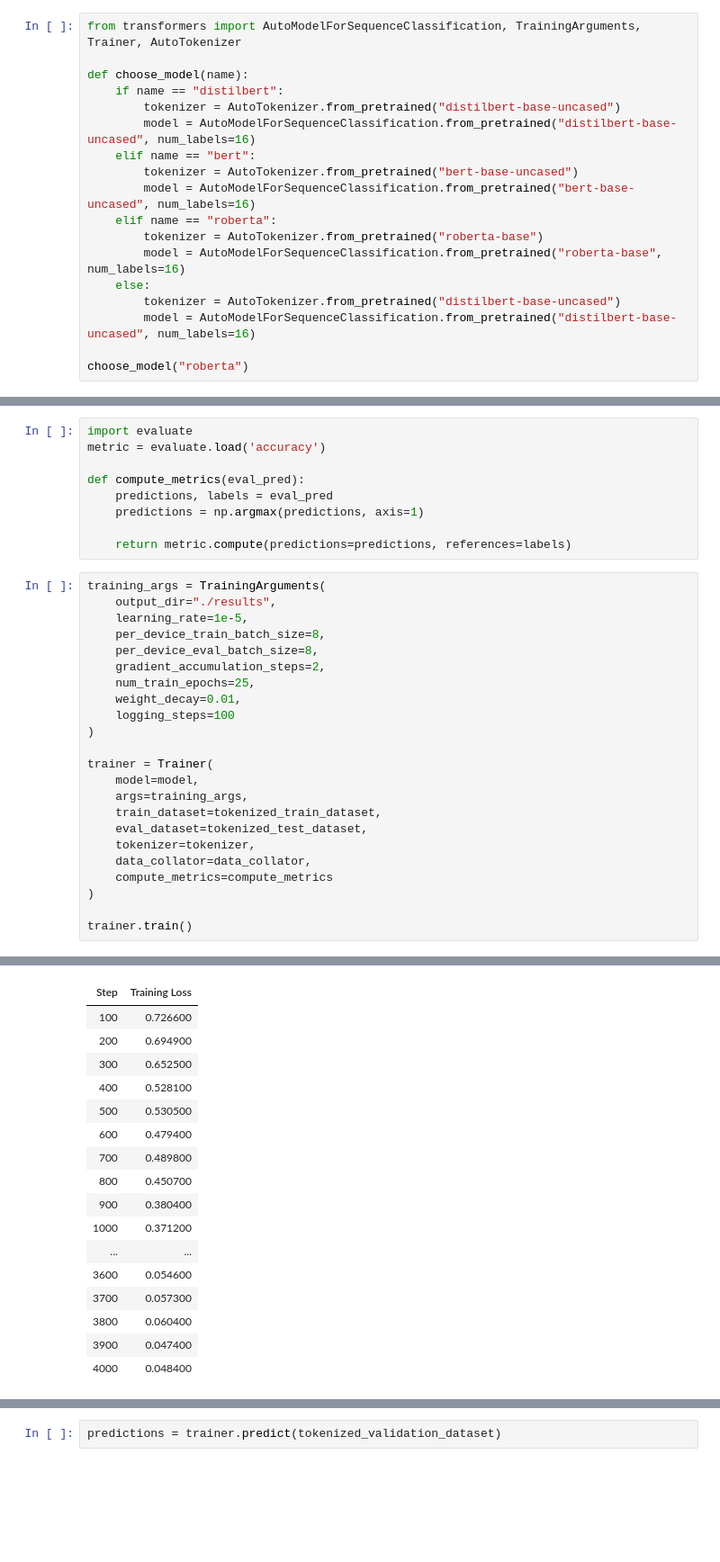
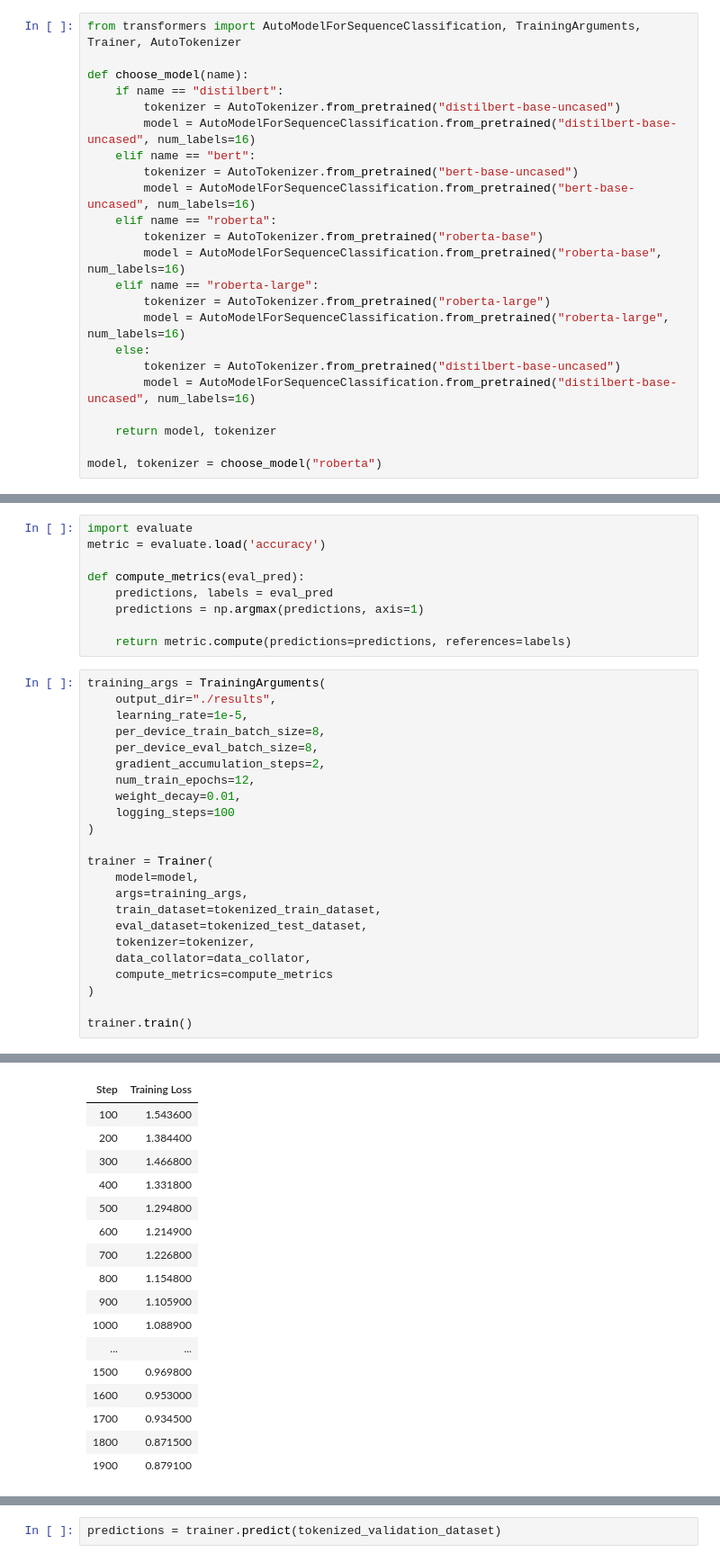
Before and after one commit to C7A7A/story-beats, a Jupyter notebook: story-beats.ipynb, the cells around one changed output, grey strips where cells are left out. Shown at 90% size. Drawn from its saved outputs; the diff is of its cells as text; blank space fills up the shorter version.

```diff
--- a/story-beats.ipynb
+++ b/story-beats.ipynb
@@ -986,11 +993,16 @@ def choose_model(name):
     elif name == "roberta":
         tokenizer = AutoTokenizer.from_pretrained("roberta-base")
         model = AutoModelForSequenceClassification.from_pretrained("roberta-base", num_labels=16)
+    elif name == "roberta-large":
+        tokenizer = AutoTokenizer.from_pretrained("roberta-large")
+        model = AutoModelForSequenceClassification.from_pretrained("roberta-large", num_labels=16)
     else:
         tokenizer = AutoTokenizer.from_pretrained("distilbert-base-uncased")
         model = AutoModelForSequenceClassification.from_pretrained("distilbert-base-uncased", num_labels=16)
 
-choose_model("roberta")
+    return model, tokenizer
+
+model, tokenizer = choose_model("roberta")
 # %% [output]
 Some weights of RobertaForSequenceClassification were not initialized from the model checkpoint at roberta-base and are newly initialized: ['classifier.dense.bias', 'classifier.dense.weight', 'classif ...
 You should probably TRAIN this model on a down-stream task to be able to use it for predictions and inference.
@@ -1049,7 +1061,7 @@ training_args = TrainingArguments(
     per_device_train_batch_size=8,
     per_device_eval_batch_size=8,
     gradient_accumulation_steps=2,
-    num_train_epochs=25,
+    num_train_epochs=12,
     weight_decay=0.01,
     logging_steps=100
 )
@@ -1070,20 +1082,20 @@ trainer.train()
 | Step | Training Loss |
-| 100 | 0.726600 |
-| 200 | 0.694900 |
-| 300 | 0.652500 |
-| 400 | 0.528100 |
-| 500 | 0.530500 |
-| 600 | 0.479400 |
-| 700 | 0.489800 |
-| 800 | 0.450700 |
-| 900 | 0.380400 |
-| 1000 | 0.371200 |
+| 100 | 1.543600 |
+| 200 | 1.384400 |
+| 300 | 1.466800 |
+| 400 | 1.331800 |
+| 500 | 1.294800 |
+| 600 | 1.214900 |
+| 700 | 1.226800 |
+| 800 | 1.154800 |
+| 900 | 1.105900 |
+| 1000 | 1.088900 |
 | ... | ... |
-| 3600 | 0.054600 |
-| 3700 | 0.057300 |
-| 3800 | 0.060400 |
-| 3900 | 0.047400 |
-| 4000 | 0.048400 |
+| 1500 | 0.969800 |
+| 1600 | 0.953000 |
+| 1700 | 0.934500 |
+| 1800 | 0.871500 |
+| 1900 | 0.879100 |
 Checkpoint destination directory ./results\checkpoint-500 already exists and is non-empty.Saving will proceed but saved results may be invalid.
 Checkpoint destination directory ./results\checkpoint-1000 already exists and is non-empty.Saving will proceed but saved results may be invalid.
 Checkpoint destination directory ./results\checkpoint-1500 already exists and is non-empty.Saving will proceed but saved results may be invalid.
```
Also changed, not shown: parts of 15 cells of this notebook, 12 other files.
